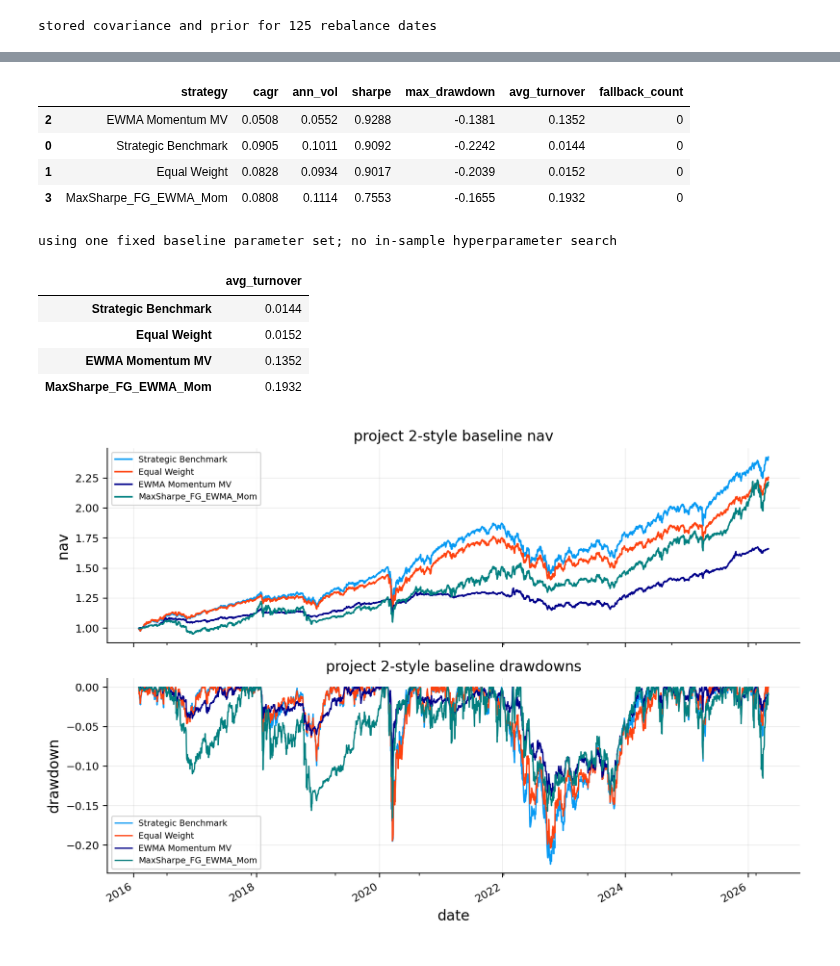
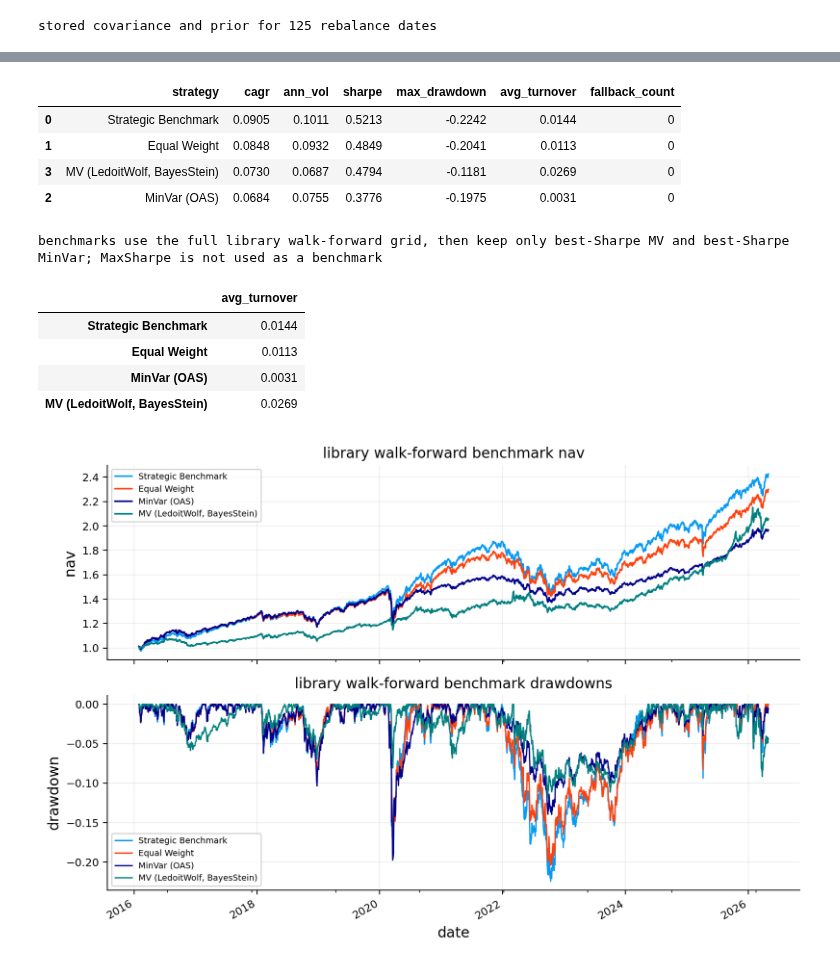
Before and after one commit to ramtin-asadi/Quantitative-Finance-Lab, a Jupyter notebook: notebooks/06_portfolio_black_littreman.ipynb, the cells around one changed output, grey strips where cells are left out. Cells and saved outputs as stored; diff of their text form; code cells hidden in the pictures.

```diff
--- a/notebooks/06_portfolio_black_littreman.ipynb
+++ b/notebooks/06_portfolio_black_littreman.ipynb
@@ -253,16 +217,20 @@ print("first:", rebalance_dates[0].date(), "last:", rebalance_dates[-1].date())
 rebalance dates: 125
 first: 2016-01-29 last: 2026-05-01
 # %%
+annualization = 252
+
+
 def max_drawdown_from_nav(nav):
     nav = pd.Series(nav).dropna()
     if nav.empty:
         return np.nan
     return float((nav / nav.cummax() - 1.0).min())
 
+
 rows = []
 for ticker in assets:
-    px = close_p6[ticker].dropna()
-    ret = returns_p6[ticker].dropna()
+    px = close[ticker].dropna()
+    ret = returns[ticker].dropna()
     years = max(len(ret) / annualization, 1e-9)
     nav = (1.0 + ret).cumprod()
     rows.append({
@@ -410,6 +391,13 @@ display(benchmark_sleeve.round(4))
 | 6 | Short bonds | 0.0505 |
 | 0 | Commodities | 0.0202 |
 # %%
+ewma_lambda = 0.97
+delta_fallback = 2.5
+delta_min = 0.50
+delta_max = 8.00
+risk_free_daily = (1.0 + 0.04) ** (1.0 / 252.0) - 1.0
+
+
 def local_make_psd(matrix, eps=1e-10):
     arr = np.asarray(matrix, dtype=float)
     arr = 0.5 * (arr + arr.T)
@@ -418,9 +406,11 @@ def local_make_psd(matrix, eps=1e-10):
     out = (vecs * vals) @ vecs.T
     return 0.5 * (out + out.T)
 
+
 def make_psd_df(matrix, index):
     arr = make_psd(np.asarray(matrix, dtype=float), eps=1e-10)
     return pd.DataFrame(arr, index=index, columns=index)
+
 
 def estimate_ewma_cov_at_date(returns, date, lookback=cov_lookback, lam=ewma_lambda):
     date = pd.Timestamp(date)
@@ -442,6 +432,7 @@ def estimate_delta_at_date(returns, date, benchmark_w, lookback=cov_lookback):
         raw_delta = delta_fallback
     return float(np.clip(raw_delta, delta_min, delta_max))
 
+
 cov_by_date = {}
 delta_by_date = {}
 prior_mu_by_date = {}
@@ -626,38 +635,51 @@ def quick_metrics(ret, nav=None):
     sharpe = float((ret.mean() - risk_free_daily) / ret.std(ddof=1) * math.sqrt(annualization)) if ret.std(ddof=1) > 1e-12 else np.nan
     return {"cagr": cagr, "ann_vol": ann_vol, "sharpe": sharpe, "max_drawdown": max_drawdown_from_nav(nav)}
 
+
+top_mv_minvar = walkforward_grid.results[walkforward_grid.results["Optimizer"].isin(["MV", "MinVar"])].sort_values("Sharpe", ascending=False)
+
 candidate_rows = []
 for name, result in baseline_candidates.items():
     m = quick_metrics(result["returns"], result["nav"])
-    candidate_rows.append({"strategy": name, "cagr": m["cagr"], "ann_vol": m["ann_vol"], "sharpe": m["sharpe"], "max_drawdown": m["max_drawdown"], "avg_turnover": result["turnover"].mean(), "fallback_count": result["fallback_count"]})
+    candidate_rows.append({
+        "strategy": name,
+        "cagr": m["cagr"],
+        "ann_vol": m["ann_vol"],
+        "sharpe": m["sharpe"],
+        "max_drawdown": m["max_drawdown"],
+        "avg_turnover": result["turnover"].mean(),
+        "fallback_count": result["fallback_count"],
+    })
 baseline_candidate_summary = pd.DataFrame(candidate_rows).sort_values("sharpe", ascending=False)
 display(baseline_candidate_summary.round(4))
-baseline_results = {name: baseline_candidates[name] for name in ["Strategic Benchmark", "Equal Weight", "EWMA Momentum MV", "MaxSharpe_FG_EWMA_Mom"]}
-print("using one fixed baseline parameter set; no in-sample hyperparameter search")
+print("benchmarks use the full library walk-forward grid, then keep only best-Sharpe MV and best-Sharpe MinVar; MaxSharpe is not used as a benchmark")
 # %% [output]
 |  | strategy | cagr | ann_vol | sharpe | max_drawdown | avg_turnover | fallback_count |
-| 2 | EWMA Momentum MV | 0.0508 | 0.0552 | 0.9288 | -0.1381 | 0.1352 | 0 |
-| 0 | Strategic Benchmark | 0.0905 | 0.1011 | 0.9092 | -0.2242 | 0.0144 | 0 |
-| 1 | Equal Weight | 0.0828 | 0.0934 | 0.9017 | -0.2039 | 0.0152 | 0 |
-| 3 | MaxSharpe_FG_EWMA_Mom | 0.0808 | 0.1114 | 0.7553 | -0.1655 | 0.1932 | 0 |
+| 0 | Strategic Benchmark | 0.0905 | 0.1011 | 0.5213 | -0.2242 | 0.0144 | 0 |
+| 1 | Equal Weight | 0.0848 | 0.0932 | 0.4849 | -0.2041 | 0.0113 | 0 |
+| 3 | MV (LedoitWolf, BayesStein) | 0.0730 | 0.0687 | 0.4794 | -0.1181 | 0.0269 | 0 |
+| 2 | MinVar (OAS) | 0.0684 | 0.0755 | 0.3776 | -0.1975 | 0.0031 | 0 |
-using one fixed baseline parameter set; no in-sample hyperparameter search
+benchmarks use the full library walk-forward grid, then keep only best-Sharpe MV and best-Sharpe MinVar; MaxSharpe is not used as a benchmark
 # %%
 avg_turnover_table = pd.DataFrame({name: result["turnover"].mean() for name, result in baseline_results.items()}, index=["avg_turnover"]).T
 display(avg_turnover_table.round(4))
 baseline_nav = pd.DataFrame({name: result["nav"] for name, result in baseline_results.items()})
 baseline_dd = baseline_nav / baseline_nav.cummax() - 1.0
 fig, axes = plt.subplots(2, 1, figsize=(9, 6), sharex=True)
 baseline_nav.plot(ax=axes[0], lw=1.3)
-axes[0].set_title("project 2-style baseline nav"); axes[0].set_ylabel("nav")
+axes[0].set_title("library walk-forward benchmark nav")
+axes[0].set_ylabel("nav")
 baseline_dd.plot(ax=axes[1], lw=1.1)
-axes[1].set_title("project 2-style baseline drawdowns"); axes[1].set_ylabel("drawdown"); axes[1].set_xlabel("date")
+axes[1].set_title("library walk-forward benchmark drawdowns")
+axes[1].set_ylabel("drawdown")
+axes[1].set_xlabel("date")
 plt.tight_layout(); plt.show()
 # %% [output]
 |  | avg_turnover |
 | Strategic Benchmark | 0.0144 |
-| Equal Weight | 0.0152 |
-| EWMA Momentum MV | 0.1352 |
-| MaxSharpe_FG_EWMA_Mom | 0.1932 |
+| Equal Weight | 0.0113 |
+| MinVar (OAS) | 0.0031 |
+| MV (LedoitWolf, BayesStein) | 0.0269 |
-[figure, old version]
+[figure, new version]
 # %%
 risky_asset_names = ["SPY", "QQQ", "IWM", "EFA", "EEM", "HYG", "VNQ", "DBC"]
```
Also changed, not shown: parts of 29 cells of this notebook, 23 other files.
